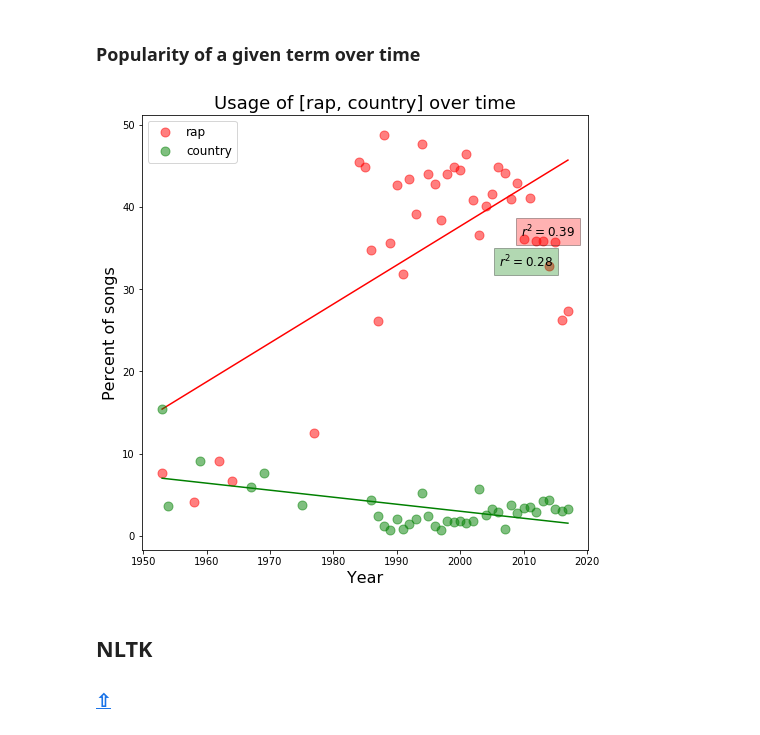
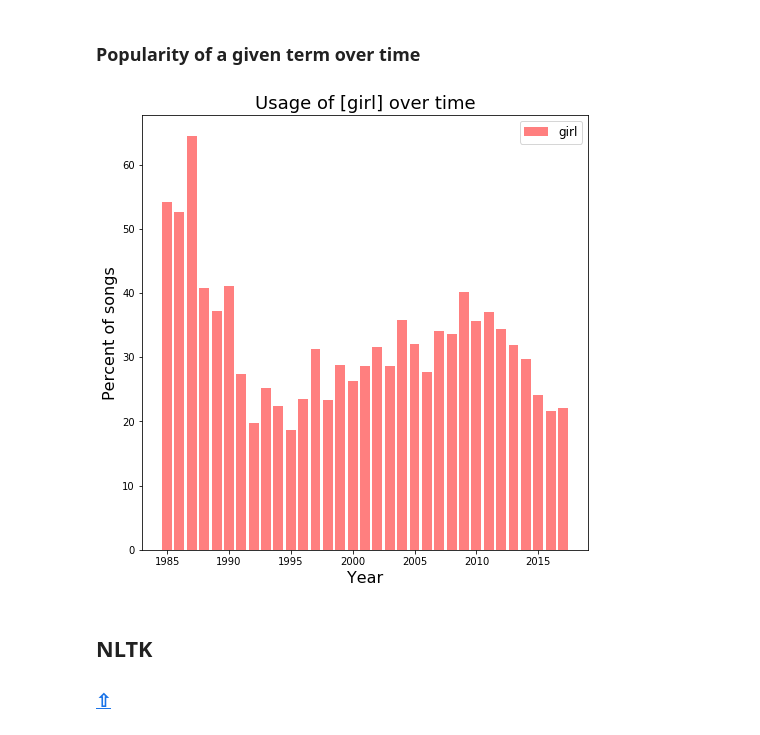
Before and after one commit to johnwmillr/trucks-and-beer, a Jupyter notebook: rapArtists.ipynb, the cells around one changed output. Saved outputs shown, nothing was run; the diff lists cells and outputs as text; code cells hidden in the pictures.

Commit message:
Misc changes to rapArtists

```diff
--- a/rapArtists.ipynb
+++ b/rapArtists.ipynb
@@ -38,7 +38,8 @@ artists_rock = json.load(open('lyrics/rock_lyrics.json'))
 # %%
 artists_country = json.load(open('lyrics/country_lyrics.json'))
 # %%
-artists_raw = artists_rap + artists_rock + artists_country
+# artists_raw = artists_rap + artists_rock + artists_country
+artists_raw = artists_rap
 # %%
 # Determine
 def getArtistImage(songs):
@@ -79,11 +80,14 @@ print("You have lyrics from {} artists, with a minimum of {} songs per artist.\n
       .format(len(artists), min_songs, (labels_gender=='female').sum(), (labels_gender=='male').sum()))
 
 # Add all song lyrics to a single list
-all_songs = []
+all_songs, genres = [], []
 for artist, gender in zip(artists, labels_gender):
     for song in artist['songs']:
         song['gender'] = gender
-        all_songs.append(song)
+        if len(song['lyrics'].split(' ')) > 10:
+            all_songs.append(song)
+            if song['genre'] not in genres:
+                genres.append(song['genre'])
 
 song_count = len(all_songs)
 print("Database contains {} songs.".format(song_count))
@@ -267,8 +349,8 @@ center {
 """
 # %%
 ### Calculate two frequency variables
-f1 = calcTermFreqAcrossArtists(artists, ['like'])
-f2 = calcTermFreqAcrossArtists(artists, ['love'])
+f1 = calcTermFreqAcrossArtists(artists, ['chopper'])
+f2 = calcTermFreqAcrossArtists(artists, ['stunting'])
 x, y = 100*f1['frequency'].values, 100*f2['frequency'].values
 
 # Mask the data by gender
@@ -340,7 +422,7 @@ plugins.connect(fig, tooltip)
 ax.set_xlabel('Percent of an artist\'s songs mentioning "{}"'.format(f1.term),fontsize=fs)
 ax.set_ylabel('% of an artist\'s songs mentioning "{}"'.format(f2.term),fontsize=fs);
 ax.set_title('Mentions of "{}" and "{}" in popular rap, rock, and country music'.format(f1.term, f2.term), fontsize=fs+2)
-ax.set_aspect('equal')
+# ax.set_aspect('equal')
 
 mpld3.display()
 # filename = '../../johnwmillr.github.io/_includes/plot_{}_{}.html'.format(f1.term,f2.term)
@@ -408,10 +492,12 @@ Pipeline:
 songs_with_year = []
 for song in filter(lambda s: s['year'] is not None, all_songs):
     d = datetime.strptime(song['year'], '%Y-%M-%d')
-    if (d.year>=1900 and d.year<2018): # kludge for correct parsing of date
-#     if (d.year>=2002 and d.year<2018): # kludge for correct parsing of date
+    if (d.year>=1900 and d.year<=2018): # kludge for correct parsing of date
+#     if (d.year>=2002 and d.year<=2018): # kludge for correct parsing of date
         song['date'] = d
         songs_with_year.append(song)
+
+print("{:.1f}% of songs have date information, for a total of {} songs.".format(100*len(songs_with_year)/len(all_songs),len(all_songs)))
 
 # Kludge to sort the songs by year
 years = np.array(list(map(lambda d: d.year, [s['date'] for s in songs_with_year])))
@@ -419,7 +505,7 @@ songs_with_year = np.array([x for _, x in sorted(zip(years, songs_with_year), ke
 years.sort()
 
 # Distribution of the years
-plt.hist(years, 30)
+plt.hist(years, 20)
 plt.xlabel("Year", fontsize=fs)
 plt.ylabel("Songs", fontsize=fs)
 plt.title("Songs per year",fontsize=fs)
@@ -496,12 +583,14 @@ plt.show()
 # %% [markdown]
 ### Popularity of a given term over time
 # %%
-terms = ['rap','country']
+# terms = ['fag','faggot','gay','homo']
+# terms = ['faggot']
+terms = ['girl']
 
 assert isinstance(terms, list), "terms must be of type list."
 fig, axs = plt.subplots(figsize=(8,8)); colors = 'rgbcmy'; fs=16
 dots = []
-pos = [(0.85,0.72), (0.8,0.65), (0.85,0.05)]
+pos = [(0.85,0.72), (0.8,0.65), (0.65,0.9), (0.85,0.5), (0.75, 0.8)]
 for i,term in enumerate(terms):
 
     # Store mentions of the term in a dictionary with years as the key
@@ -519,38 +608,39 @@ for i,term in enumerate(terms):
             if year in mentions:
                 mentions[year] += 1
             else:
                 mentions[year] = 1
 
     # Normalize the mention values
     min_songs = 10
     for year in list(mentions.keys()):
         if songs_per_year[year] > min_songs:
             mentions[year] = 100*mentions[year]/float(songs_per_year[year])
         else:
             mentions.pop(year)
 
     # Linear regression
     years, counts = np.array(list(mentions.keys())), np.array(list(mentions.values()))
     counts = [x for _, x in sorted(zip(years, counts), key=lambda pair: pair[0])]
     years.sort()
     y_fit, t, r2 = fitLine(years, np.array(counts))
 
     # Plot the points and the regression
     dots.append(
-    axs.plot(years, counts, 'o', color=colors[i], markersize=9, alpha=0.5)[0])
-    axs.plot(years, y_fit,  '-', color=colors[i])
+#     axs.plot(years, counts, 'o', color=colors[i], markersize=9, alpha=0.5)[0])
+    axs.bar(years, counts, color=colors[i], alpha=0.5)[0])
+#     axs.plot(years, y_fit,  '-', color=colors[i])
 
-    axs.annotate(r'$r^2={:0.2f}$'.format(r2), style='italic', fontsize=fs-4,
-            bbox={'facecolor':colors[i], 'alpha':0.3, 'pad':5}, xycoords='axes fraction',  xy=pos[i])
+#     axs.annotate(r'$r^2={:0.2f}$'.format(r2), style='italic', fontsize=fs-4,
+#             bbox={'facecolor':colors[i], 'alpha':0.3, 'pad':5}, xycoords='axes fraction',  xy=pos[i])
 
 axs.set_title('Usage of [{}] over time'.format(', '.join(terms)),fontsize=fs+2)
 axs.set_xlabel('Year',fontsize=fs)
 axs.set_ylabel('Percent of songs',fontsize=fs)
 axs.legend(dots,terms, fontsize=fs-4)
 # plt.savefig('./figures/TimePlot_{}.png'.format("_".join(terms)),bbox_inches='tight')
 plt.show()
 # %% [output]
-[figure, old version]
+[figure, new version]
 # %% [markdown]
 ## NLTK
 ### [⇧](#Rap-music-lyrics-analysis)
```
Also changed, not shown: parts of 10 cells of this notebook.
